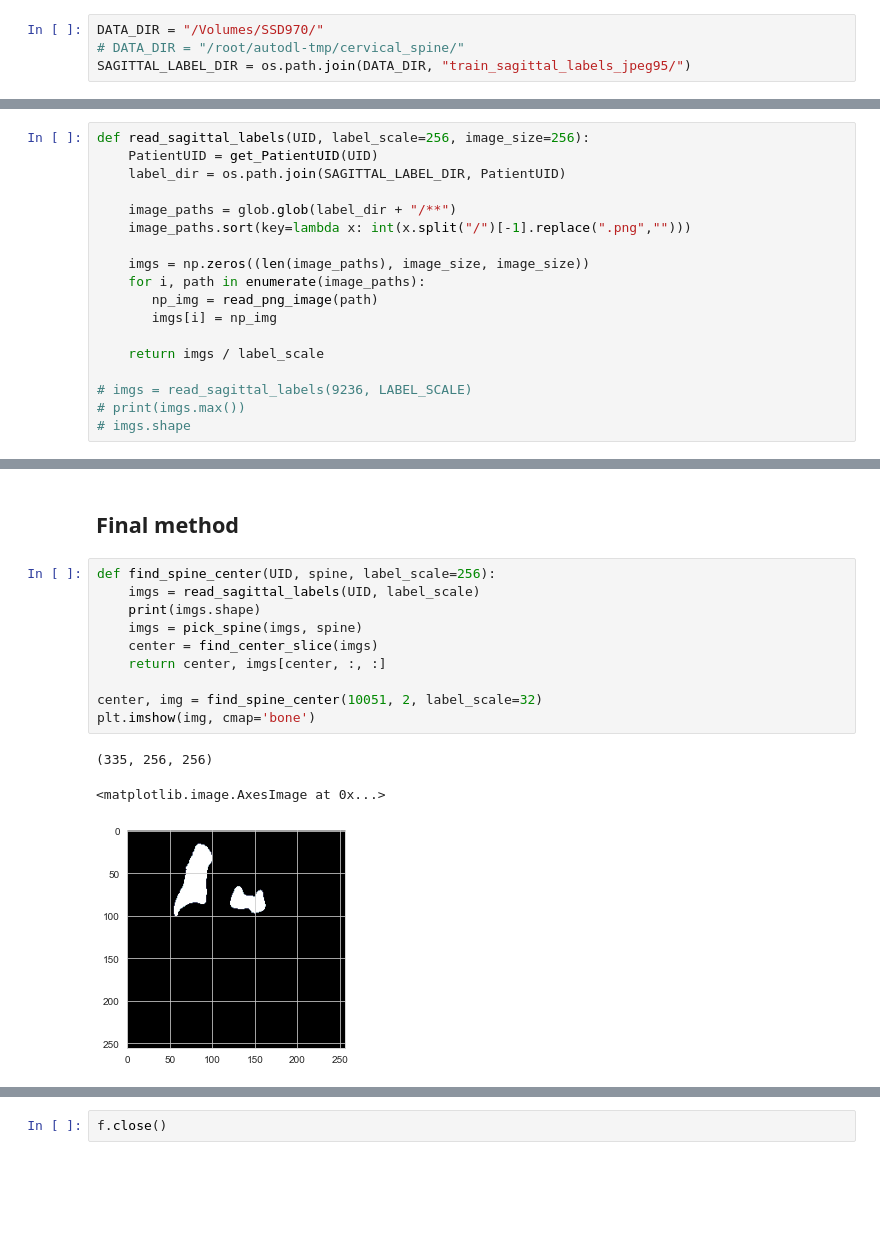
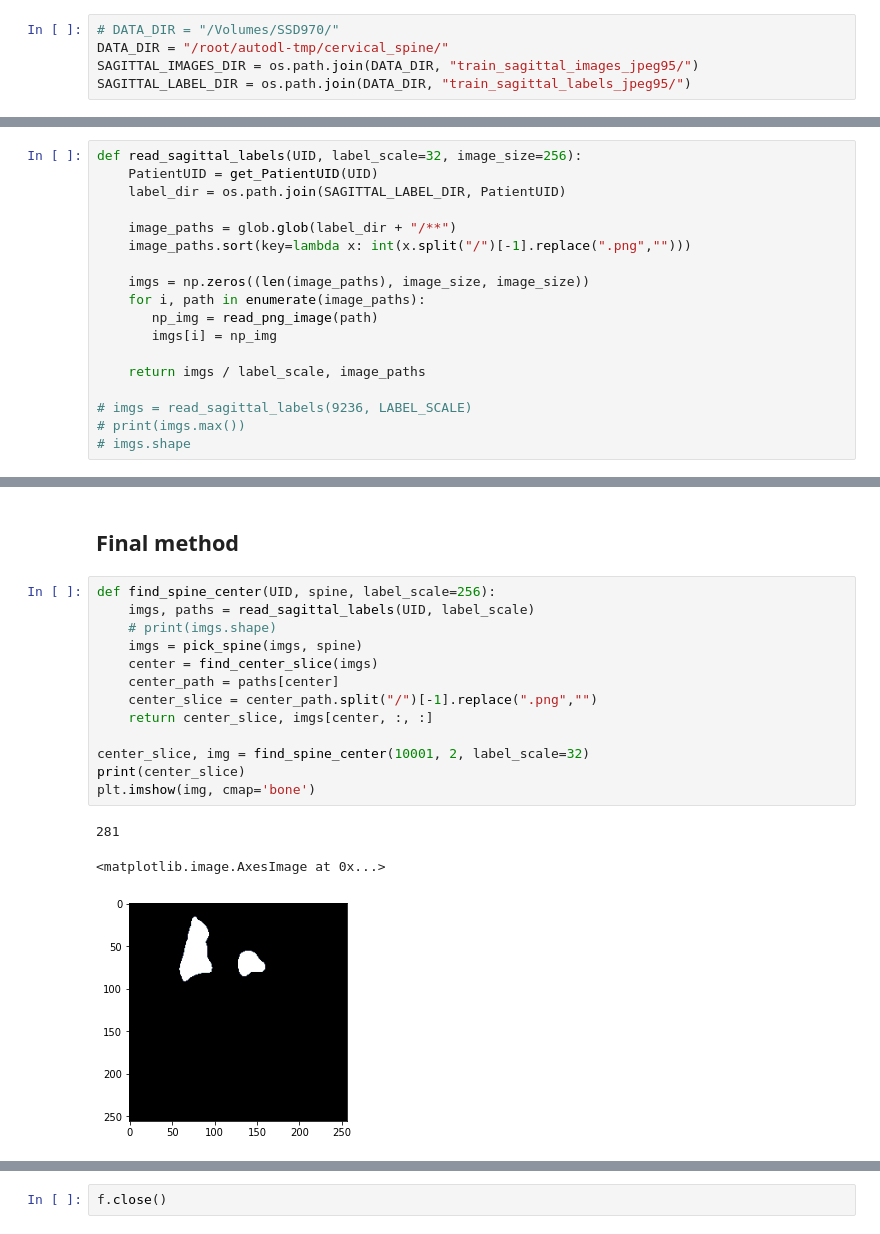
Before and after one commit to ghty011/cervical_spine, a Jupyter notebook: generate/generate_cervical_sagittal_center.ipynb, the cells around one changed output, grey strips where cells are left out. Drawn from its saved outputs; the diff is of its cells as text; blank space fills up the shorter version.

```diff
--- a/generate/generate_cervical_sagittal_center.ipynb
+++ b/generate/generate_cervical_sagittal_center.ipynb
@@ -11,8 +11,9 @@ from tqdm import tqdm
 
 from PIL import Image, ImageOps
 # %%
-DATA_DIR = "/Volumes/SSD970/"
-# DATA_DIR = "/root/autodl-tmp/cervical_spine/"
+# DATA_DIR = "/Volumes/SSD970/"
+DATA_DIR = "/root/autodl-tmp/cervical_spine/"
+SAGITTAL_IMAGES_DIR = os.path.join(DATA_DIR, "train_sagittal_images_jpeg95/")
 SAGITTAL_LABEL_DIR = os.path.join(DATA_DIR, "train_sagittal_labels_jpeg95/")
 # %%
 LABEL_SCALE=32
@@ -24,7 +25,7 @@ def read_png_image(path):
 def get_PatientUID(UID):
     return "1.2.826.0.1.3680043." + str(UID)
 # %%
-def read_sagittal_labels(UID, label_scale=256, image_size=256):
+def read_sagittal_labels(UID, label_scale=32, image_size=256):
     PatientUID = get_PatientUID(UID)
     label_dir = os.path.join(SAGITTAL_LABEL_DIR, PatientUID)
 
@@ -36,7 +37,7 @@ def read_sagittal_labels(UID, label_scale=256, image_size=256):
        np_img = read_png_image(path)
        imgs[i] = np_img
 
-    return imgs / label_scale
+    return imgs / label_scale, image_paths
 
 # imgs = read_sagittal_labels(9236, LABEL_SCALE)
 # print(imgs.max())
@@ -56,15 +57,18 @@ def find_center_slice(imgs):
 ## Final method
 # %%
 def find_spine_center(UID, spine, label_scale=256):
-    imgs = read_sagittal_labels(UID, label_scale)
-    print(imgs.shape)
+    imgs, paths = read_sagittal_labels(UID, label_scale)
+    # print(imgs.shape)
     imgs = pick_spine(imgs, spine)
     center = find_center_slice(imgs)
-    return center, imgs[center, :, :]
+    center_path = paths[center]
+    center_slice = center_path.split("/")[-1].replace(".png","")
+    return center_slice, imgs[center, :, :]
 
-center, img = find_spine_center(10051, 2, label_scale=32)
+center_slice, img = find_spine_center(10001, 2, label_scale=32)
+print(center_slice)
 plt.imshow(img, cmap='bone')
 # %% [output]
-(335, 256, 256)
+281
 <matplotlib.image.AxesImage at 0x...>
-[figure, old version]
+[figure, new version]
```
Also changed, not shown: parts of 4 cells of this notebook, 1 other file.
